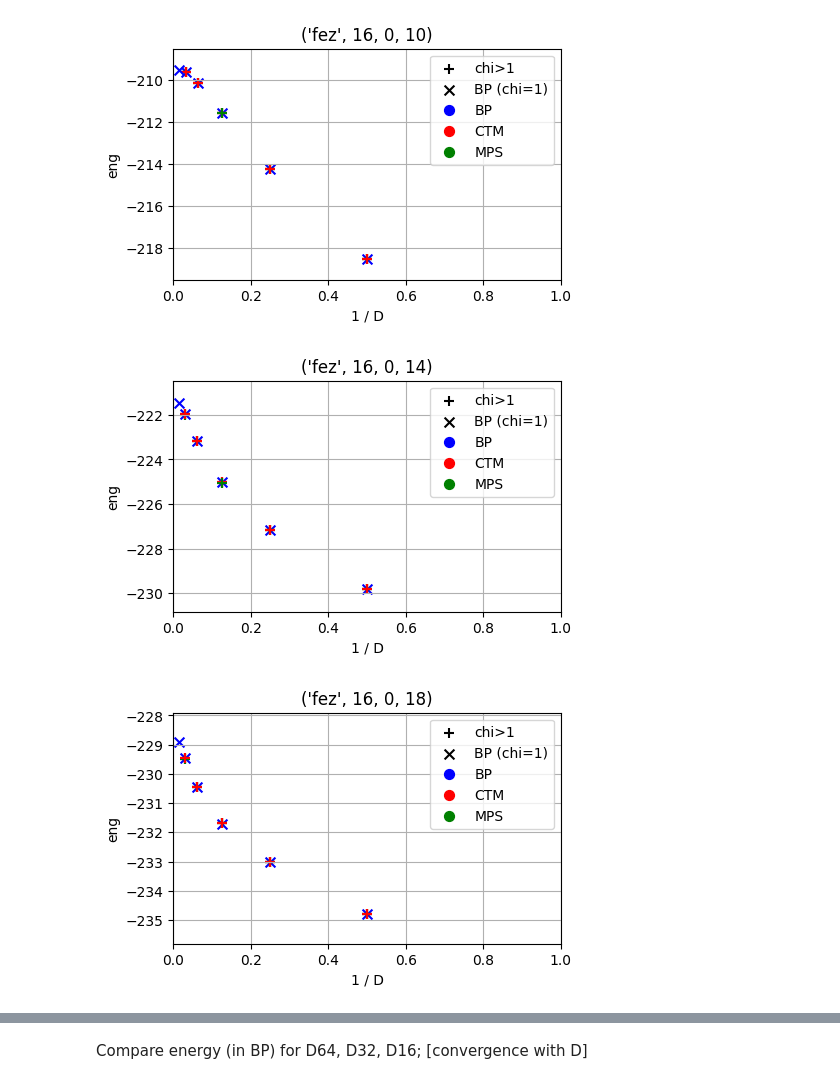
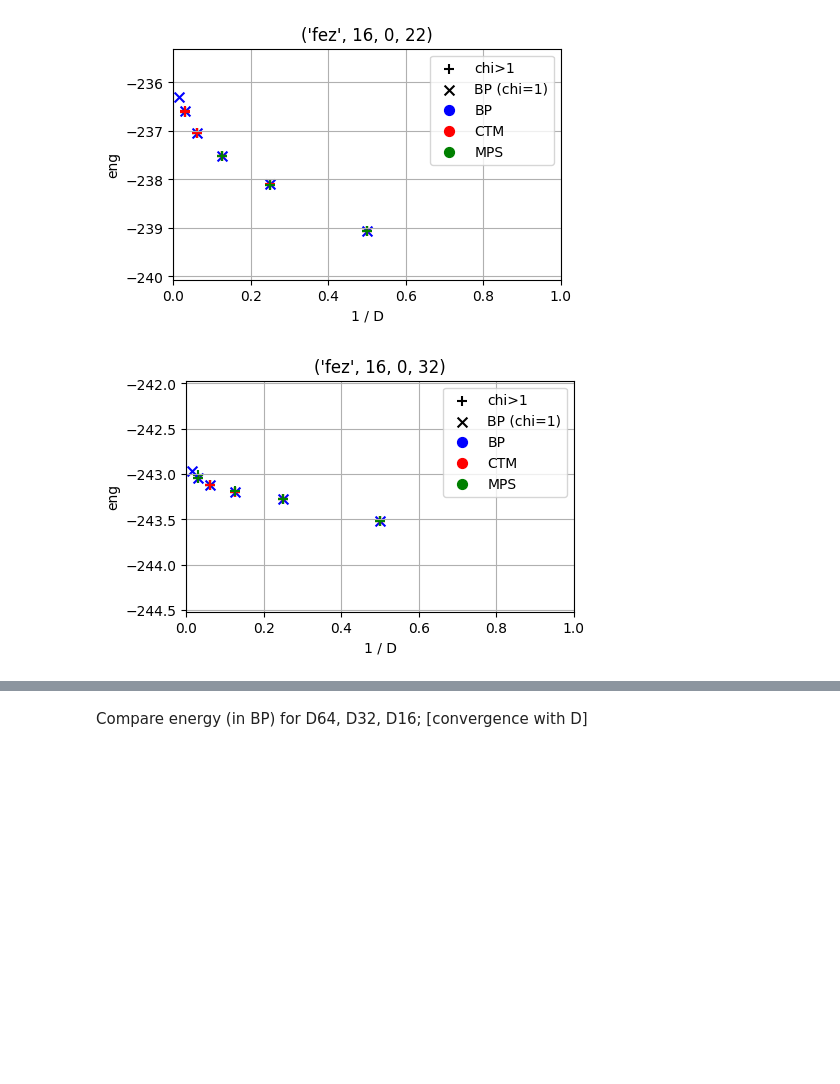
Before and after one commit to marekrams/hex, a Jupyter notebook: view_results.ipynb, the cells around one changed output, grey strips where cells are left out. Cells and saved outputs as stored; diff of their text form; code cells hidden in the pictures; blank space fills up the shorter version.

```diff
--- a/view_results.ipynb
+++ b/view_results.ipynb
@@ -77,7 +65,7 @@ def plot_energy_lin(ind):
     # plt.legend()
 # plt.show()
 # %%
-for p in range(2, 37, 4):
+for p in range(2, 37, 10):
     plot_energy_lin(('fez', 16, 0, p))
 # %% [output]
 [figure]
@@ -85,3 +73,2 @@ for p in range(2, 37, 4):
-[figure, old version]
+[figure, new version]
-[figure, old version]
+[figure, new version]
-[figure, removed]
```
Also changed, not shown: parts of 10 cells of this notebook.
